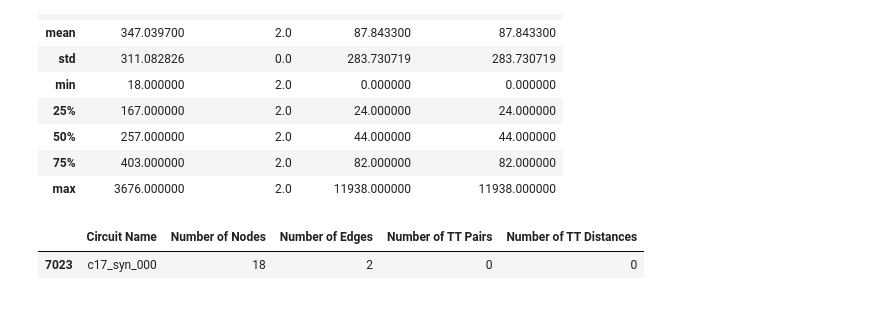
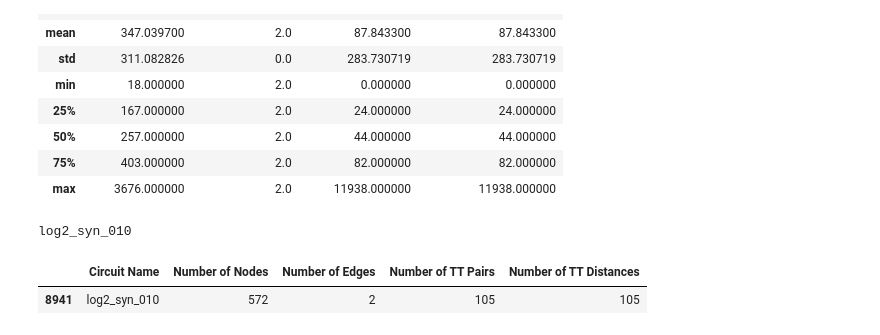
Before and after one commit to mangohehe/DeepGate2, a Jupyter notebook: notebooks/Data-Learning.ipynb, the cells around one changed output. Cells and saved outputs as stored; diff of their text form; code cells hidden in the pictures.

```diff
--- a/notebooks/Data-Learning.ipynb
+++ b/notebooks/Data-Learning.ipynb
@@ -248,5 +203,6 @@ def load_npz_data_to_df(graphs_file, labels_file):
 # %%
-#@markdown load bench files into df
-df = load_combined_bench_files(RAW_AIG_DIR)
+#@markdown run to load bench files to a DF
+df_bench = load_combined_bench_files_for_curcuits(RAW_AIG_DIR)
+df_bench.head(20)
 # %% [output]
 Global unknown gate types across all circuits: {}
@@ -296,11 +307,9 @@ df.head(20)
 # %%
-#@markdown Check the circuit
-Number_of_files = "010" #@param
+#@markdown Check a partial circuit
+
+from IPython.display import display, Image
+
+bench_index = "010" #@param
 print(Circuit_Name)
 
-circuit_name_pattern="{Circuit_Name}_{Number_of_files}.bench".format(Circuit_Name=Circuit_Name, Number_of_files=Number_of_files)
-print(circuit_name_pattern)
-
-fanin_fanout_data = analyze_fanin_fanout(RAW_AIG_DIR, pattern=circuit_name_pattern)
-
-fanin_fanout_data
+bench_file=RAW_AIG_DIR + "/{Circuit_Name}_{Number_of_files}.bench".format(Circuit_Name=Circuit_Name, Number_of_files=bench_index)
@@ -377,10 +547,12 @@ circuit_df.describe()
 | 75% | 403.000000 | 2.0 | 82.000000 | 82.000000 |
 | max | 3676.000000 | 2.0 | 11938.000000 | 11938.000000 |
 # %%
-#@markdown Find a circuit
-circuit_name_to_find = 'c17_syn_000' #@param
+#@markdown Find the single circuit
+circuit_name_to_find = Circuit_Name + '_' + bench_index
+print(circuit_name_to_find)
 filtered_circuit = circuit_df[circuit_df['Circuit Name'] == circuit_name_to_find]
 filtered_circuit
 # %% [output]
+log2_syn_010
 |  | Circuit Name | Number of Nodes | Number of Edges | Number of TT Pairs | Number of TT Distances |
-| 7023 | c17_syn_000 | 18 | 2 | 0 | 0 |
+| 8941 | log2_syn_010 | 572 | 2 | 105 | 105 |
```
Also changed, not shown: parts of 16 cells of this notebook.
